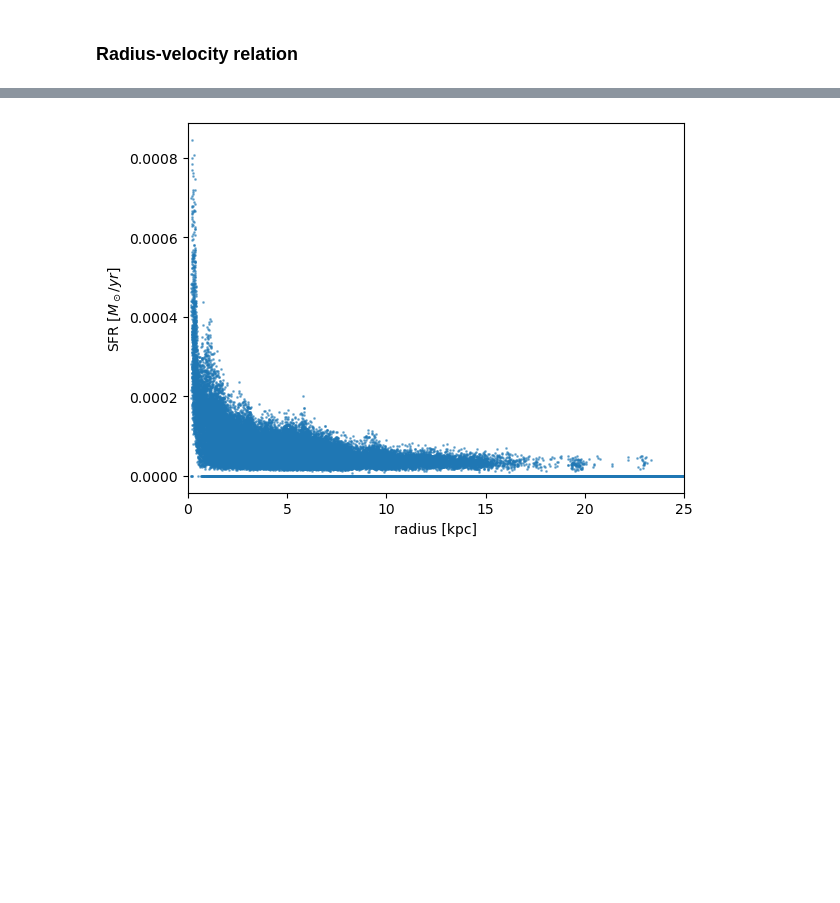
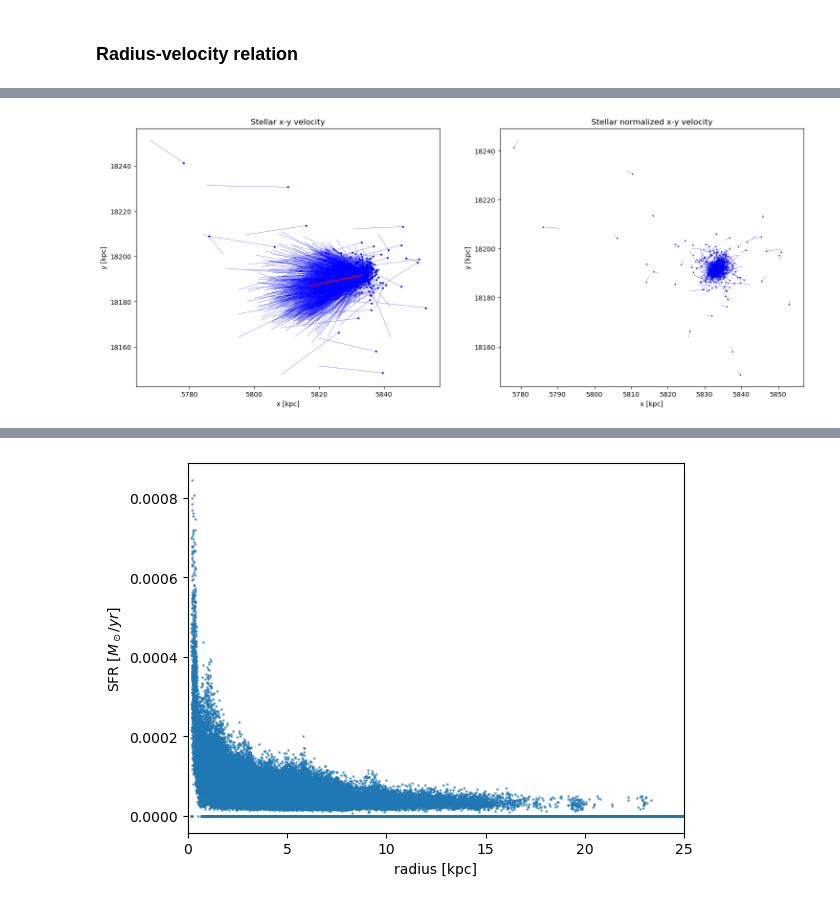
Before and after one commit to Amedeo1054/particelleeee, a Jupyter notebook: single_snapshot.ipynb, the cells around one changed output, grey strips where cells are left out. Saved outputs shown, nothing was run; the diff lists cells and outputs as text; code cells hidden in the pictures; blank space fills up the shorter version.

```diff
--- a/single_snapshot.ipynb
+++ b/single_snapshot.ipynb
@@ -194,0 +242,22 @@ plt.show()
+# %%
+ds = 100
+
+fig = plt.figure(figsize=(18,7))
+ax = fig.add_subplot(121)
+plt.plot([s_pos[0,::ds], s_pos[0,::ds]+s_vel[0,::ds]/10], [s_pos[1,::ds], s_pos[1,::ds]+s_vel[1,::ds]/10], c='b', lw=0.3)
+plt.plot(s_pos[0,::ds], s_pos[1,::ds], 'o', markersize=2, c='b')
+plt.plot([g1['Star']['MostBoundParticle'][0], g1['Star']['MostBoundParticle'][0]+s_vel_mean[0]/10], [g1['Star']['MostBoundParticle'][1], g1['Star']['MostBoundParticle'][1]+s_vel_mean[1]/10], c='r')
+plt.xlabel('x [kpc]')
+plt.ylabel('y [kpc]')
+plt.title('Stellar x-y velocity')
+
+ax = fig.add_subplot(122)
+plt.plot([s_pos[0,::ds], s_pos[0,::ds]+sv[0,::ds]/50], [s_pos[1,::ds], s_pos[1,::ds]+sv[1,::ds]/50], c='b', lw=0.3)
+plt.plot(s_pos[0,::ds], s_pos[1,::ds], 'o', markersize=1, c='b')
+plt.xlabel('x [kpc]')
+plt.ylabel('y [kpc]')
+plt.title('Stellar normalized x-y velocity')
+
+plt.show()
+# %% [output]
+[figure, added]
```
Also changed, not shown: parts of 12 cells of this notebook, 1 other file.
